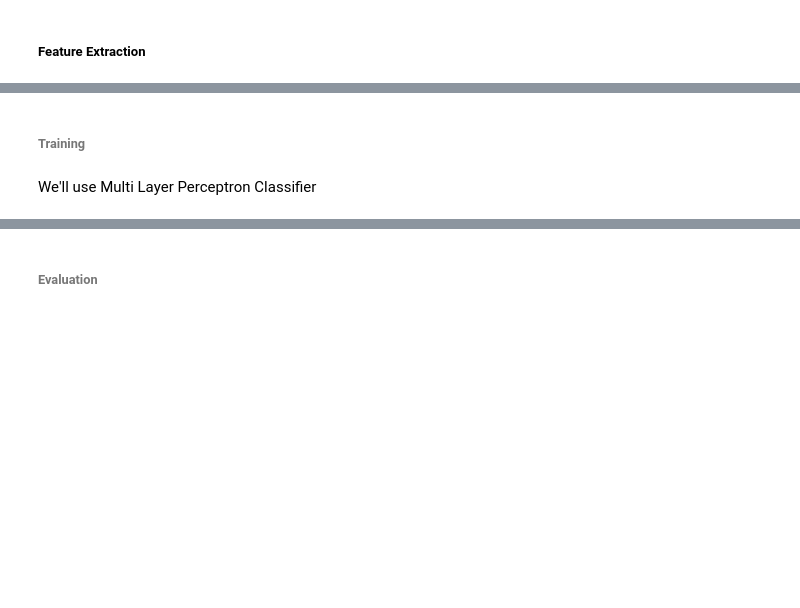
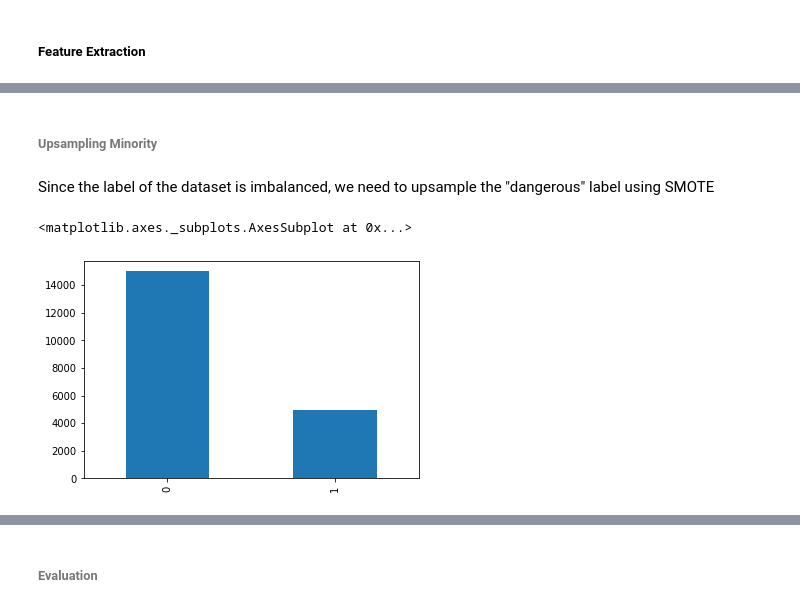
Before and after one commit to fariqodri/aiforsea, a Jupyter notebook: aiforsea.ipynb, the cells around one changed output, grey strips where cells are left out. Cells and saved outputs as stored; diff of their text form; code cells hidden in the pictures; blank space fills up the shorter version.

```diff
--- a/aiforsea.ipynb
+++ b/aiforsea.ipynb
@@ -14,8 +16,10 @@ WINDOW_SIZE = 3
 ###### Datas
 # %%
 dtypes_dict = {'bookingID': str}
-label = pd.read_csv(LABEL_PATH, dtype=dtypes_dict)
+label = pd.read_csv(LABEL_PATH, dtype=dtypes_dict).drop_duplicates(subset="bookingID")
 features = pd.concat([pd.read_csv(f, dtype=dtypes_dict) for f in FEATURES_PATHS]).sort_values("second").groupby("bookingID")
+# %%
+label['label'] = label['label'].astype('category')
 # %% [markdown]
 # Driving Event Detection
 # %% [markdown]
@@ -190,7 +220,3 @@ danger_driving.set_data(danger_driving.get_learning_features(lambda x: count_eve
 # %%
 danger_driving.merge_label_to_data(label, on="bookingID")
 danger_driving.drop_column("bookingID")
-# %% [markdown]
-###### Training
-# %% [markdown]
-We'll use Multi Layer Perceptron Classifier
@@ -198,0 +223,9 @@ from sklearn.model_selection import train_test_split
+# %% [markdown]
+###### Upsampling Minority
+# %% [markdown]
+Since the label of the dataset is imbalanced, we need to upsample the "dangerous" label using SMOTE
+# %%
+label.label.value_counts().plot.bar()
+# %% [output]
+<matplotlib.axes._subplots.AxesSubplot at 0x...>
+[figure, added]
```
Also changed, not shown: parts of 30 cells of this notebook, 11 other files.
